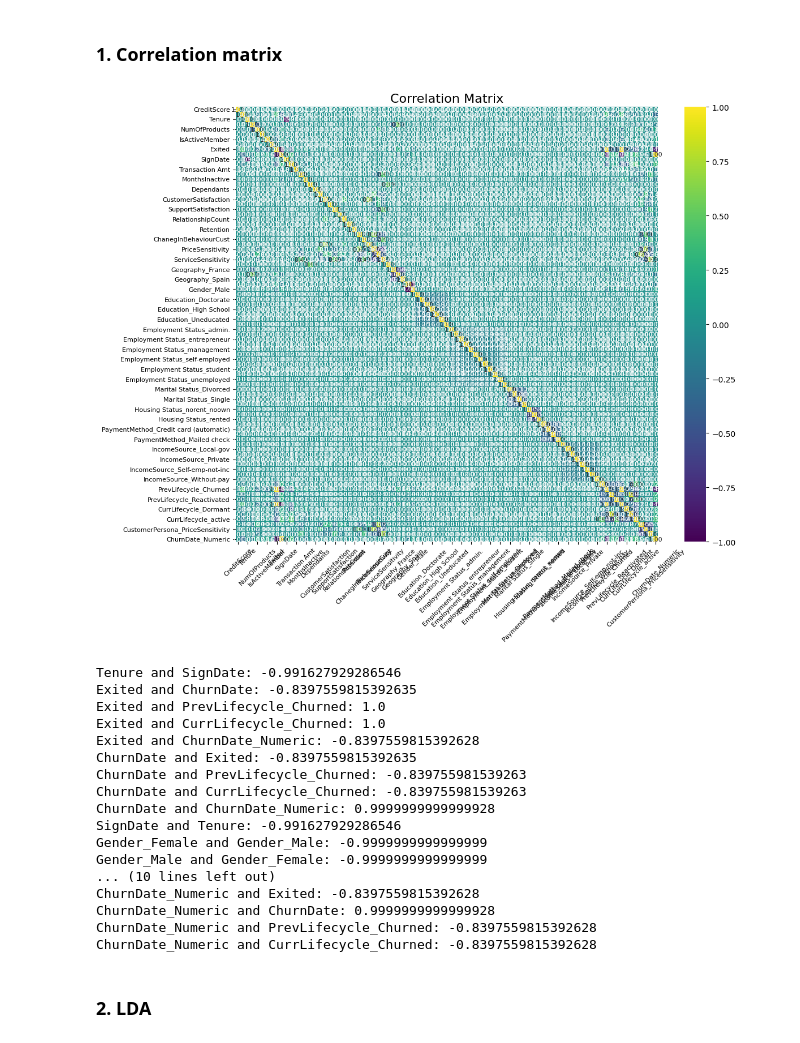
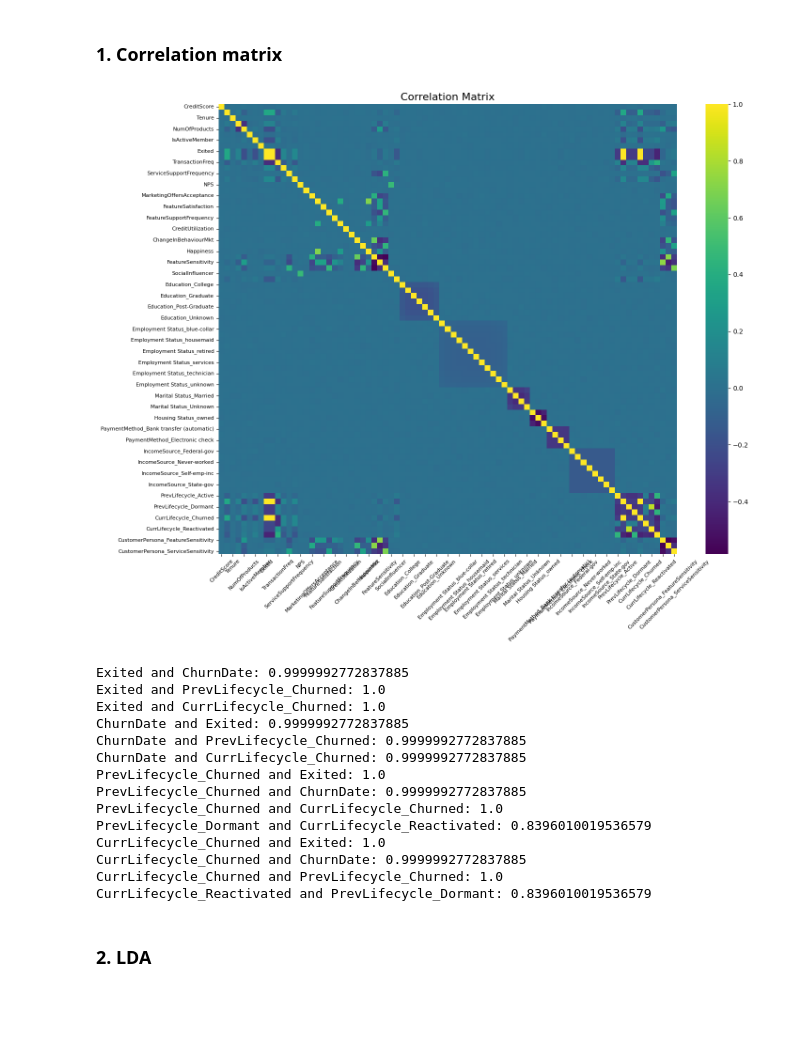
Before and after one commit to CabooseExia/DSA3101-Customer-Churn, a Jupyter notebook: backend.ipynb, the cells around one changed output. Cells and saved outputs as stored; diff of their text form; code cells hidden in the pictures; blank space fills up the shorter version.

Commit message:
cleaned up a little
set the churndate back (miscomm on my part)
made the correlation matrix more presentable
removed signdate

```diff
--- a/backend.ipynb
+++ b/backend.ipynb
@@ -109,7 +109,7 @@ def generate_random_date(exited):
         random_date = np.random.choice(pd.date_range(start=start_date, end=end_date, freq='D'))
         return random_date
     else:
-        return '2024-04-09'
+        return None
 
 bank_df_train['ChurnDate'] = bank_df_train['Exited'].apply(generate_random_date)
 bank_df_train['ChurnDate'] = pd.to_datetime(bank_df_train['ChurnDate'])
@@ -1208,21 +1196,19 @@ percentage social influencer = 16.665948925541535
 Date columns will be converted to numerics to be able to train
 # %%
 # print(bank_df_train.dtypes)
-useless_cols = ['id', 'CustomerId', 'Surname']
-to_one_hot_encode_cols = ['Geography', 'Gender', 'Education', 'Employment Status', 'Marital Status', 'Housing Status', 'PaymentMethod', 'IncomeSource', 'PrevLifecycle', 'CurrLifecycle', 'CustomerPersona']
+useless_cols = ['id', 'CustomerId', 'Surname', 'Geography']
+to_one_hot_encode_cols = ['Gender', 'Education', 'Employment Status', 'Marital Status', 'Housing Status', 'PaymentMethod', 'IncomeSource', 'PrevLifecycle', 'CurrLifecycle', 'CustomerPersona']
 
 bank_df_train.drop(columns=useless_cols, inplace=True)
 bank_df_train = pd.get_dummies(bank_df_train, columns=to_one_hot_encode_cols)
 # %%
-reference_date = bank_df_train['ChurnDate'].min()
-bank_df_train['ChurnDate_Numeric'] = (bank_df_train['ChurnDate'] - reference_date).dt.days
-# bank_df_train['ChurnDate'] = pd.to_numeric(bank_df_train['ChurnDate'])
+# reference_date = bank_df_train['ChurnDate'].min()
+# bank_df_train['ChurnDate_Numeric'] = (bank_df_train['ChurnDate'] - reference_date).dt.days
+# bank_df_train['ChurnDate_Numeric'] = pd.to_numeric(bank_df_train['ChurnDate'])
 
 
-bank_df_train['SignDate'] = pd.to_numeric(bank_df_train['SignDate'])
-
 print(bank_df_train.dtypes)
-print(bank_df_train.head())
+print(bank_df_train.head(10))
 
 # to get our dates back
 # bank_df_train['ChurnDate_Back'] = reference_date + pd.to_timedelta(bank_df_train['ChurnDate_Numeric'], unit='D')
@@ -1255,51 +1239,50 @@ print(reference_date + pd.to_timedelta(464, unit='D'))
 # %%
 import seaborn as sns
 import matplotlib.pyplot as plt
 
+# Calculate correlation matrix and covariance matrix
 cov_matrix = bank_df_train.cov()
 corr_matrix = bank_df_train.corr()
-plt.figure(figsize=(12, 10))
 
-# Plot the heatmap
-sns.heatmap(corr_matrix, annot=True, cmap='viridis', fmt=".2f", annot_kws={"fontsize": 8})
+# Plot the heatmap for all columns without numeric annotations
+plt.figure(figsize=(15, 12))
+sns.heatmap(corr_matrix, annot=False, cmap='viridis')
 
 # Customize the plot
 plt.title('Correlation Matrix', fontsize=16)
 plt.xticks(rotation=45, fontsize=8)
 plt.yticks(rotation=0, fontsize=8)
 
 # Display the plot
 plt.tight_layout()
 plt.show()
 
+# Identify highly correlated columns
 correlated_columns = []
-threshold = 0.75  # You can adjust this threshold as needed
+threshold = 0.75   # Adjust as needed
 
 for col in corr_matrix.columns:
     correlated_cols = corr_matrix.index[(corr_matrix[col] > threshold) | (corr_matrix[col] < -threshold)].tolist()
     correlated_cols.remove(col)  # Remove the current column itself
     correlated_columns.extend([(col, corr) for corr in correlated_cols])
 
-
+# Print highly correlated columns and their correlations
 for col, corr in correlated_columns:
     print(f"{col} and {corr}: {corr_matrix.loc[col, corr]}")
 # %% [output]
-[figure, old version]
+[figure, new version]
-Tenure and SignDate: -0.991627929286546
-Exited and ChurnDate: -0.8397559815392635
+Exited and ChurnDate: 0.9999992772837885
 Exited and PrevLifecycle_Churned: 1.0
 Exited and CurrLifecycle_Churned: 1.0
-Exited and ChurnDate_Numeric: -0.8397559815392628
-ChurnDate and Exited: -0.8397559815392635
-ChurnDate and PrevLifecycle_Churned: -0.839755981539263
-ChurnDate and CurrLifecycle_Churned: -0.839755981539263
-ChurnDate and ChurnDate_Numeric: 0.9999999999999928
-SignDate and Tenure: -0.991627929286546
-Gender_Female and Gender_Male: -0.9999999999999999
-Gender_Male and Gender_Female: -0.9999999999999999
-... (10 lines left out)
-ChurnDate_Numeric and Exited: -0.8397559815392628
-ChurnDate_Numeric and ChurnDate: 0.9999999999999928
-ChurnDate_Numeric and PrevLifecycle_Churned: -0.8397559815392628
-ChurnDate_Numeric and CurrLifecycle_Churned: -0.8397559815392628
+ChurnDate and Exited: 0.9999992772837885
+ChurnDate and PrevLifecycle_Churned: 0.9999992772837885
+ChurnDate and CurrLifecycle_Churned: 0.9999992772837885
+PrevLifecycle_Churned and Exited: 1.0
+PrevLifecycle_Churned and ChurnDate: 0.9999992772837885
+PrevLifecycle_Churned and CurrLifecycle_Churned: 1.0
+PrevLifecycle_Dormant and CurrLifecycle_Reactivated: 0.8396010019536579
+CurrLifecycle_Churned and Exited: 1.0
+CurrLifecycle_Churned and ChurnDate: 0.9999992772837885
+CurrLifecycle_Churned and PrevLifecycle_Churned: 1.0
+CurrLifecycle_Reactivated and PrevLifecycle_Dormant: 0.8396010019536579
 # %%
```
Also changed, not shown: parts of 37 cells of this notebook.
